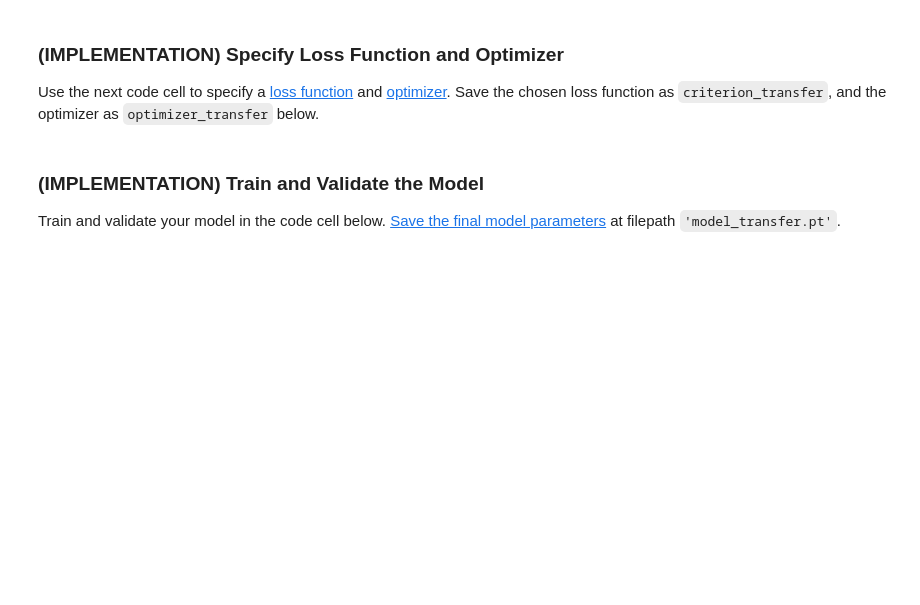
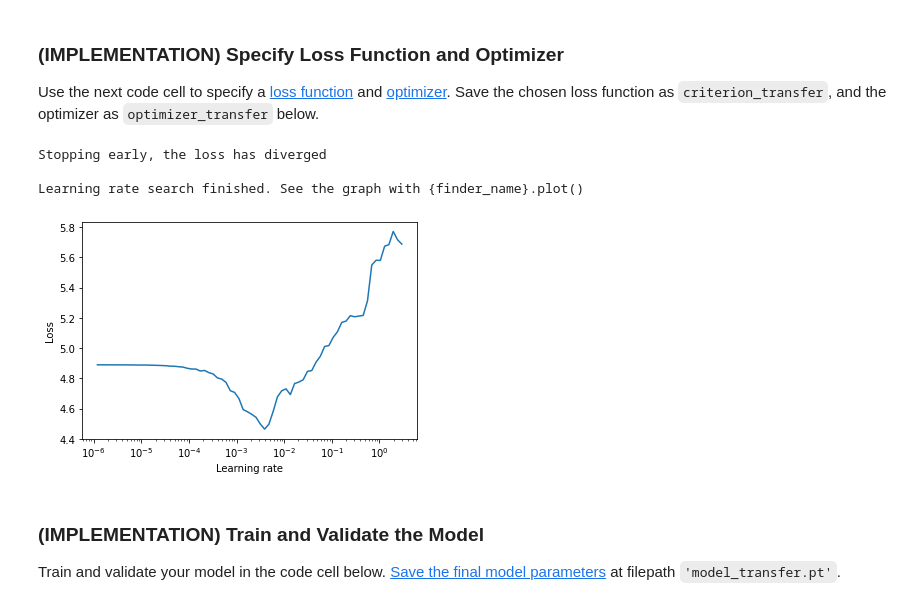
Before and after one commit to cyyeh/ml-engineering-ndegree, a Jupyter notebook: projects/capstone-project/dog_app.ipynb, the cells around one changed output. Cells and saved outputs as stored; diff of their text form; code cells hidden in the pictures; blank space fills up the shorter version.

```diff
--- a/projects/capstone-project/dog_app.ipynb
+++ b/projects/capstone-project/dog_app.ipynb
@@ -858,0 +934,18 @@ if use_cuda:
+# %%
+def get_weights(bit_variant):
+    import requests
+    import io
+    response = requests.get(f'https://storage.googleapis.com/bit_models/{bit_variant}.npz')
+    response.raise_for_status()
+    return np.load(io.BytesIO(response.content))
+# %%
+weights = get_weights('BiT-M-R101x1')
+# %%
+## TODO: Specify model architecture
+model_transfer = ResNetV2([3, 4, 23, 3], width_factor=1, head_size=133, zero_head=True)
+model_transfer.load_from(weights)
+
+use_cuda = torch.cuda.is_available()
+print(f'use_cuda: {use_cuda}')
+if use_cuda:
+    model_transfer = model_transfer.cuda()
@@ -870,3 +982,16 @@ optimizer_transfer = None
+# %%
+criterion_transfer = nn.CrossEntropyLoss()
+optimizer_transfer = torch.optim.SGD(model_transfer.parameters(), lr=1e-7, momentum=0.9)
+# %%
+lr_finder = LRFinder(model_transfer, optimizer_transfer, criterion_transfer, device='cuda' if use_cuda else 'cpu')
+lr_finder.range_test(loaders_transfer['train'], end_lr=100, num_iter=100)
+lr_finder.plot() # to inspect the loss-learning rate graph
+lr_finder.reset() # to reset the model and optimizer to their initial state
+# %% [output]
+Stopping early, the loss has diverged
+
+Learning rate search finished. See the graph with {finder_name}.plot()
+[figure, added]
 # %% [markdown]
 ### (IMPLEMENTATION) Train and Validate the Model
 
```
Also changed, not shown: parts of 21 cells of this notebook, 2 other files.
